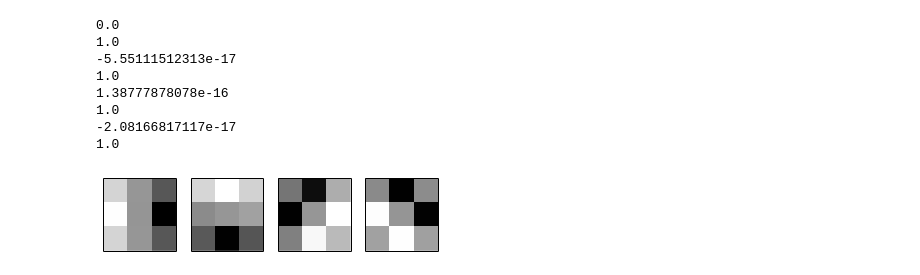
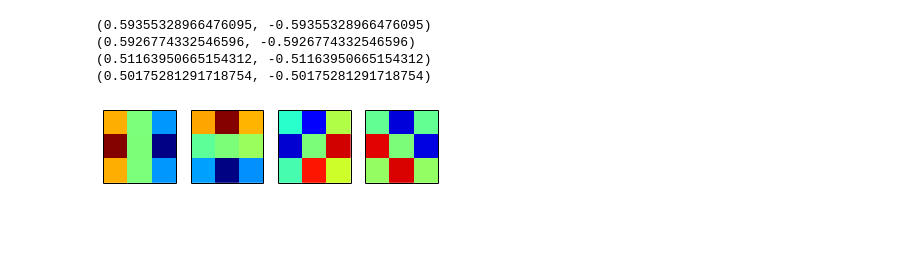
Before and after one commit to rjames91/play_vis, a Jupyter notebook: kernel_generators.ipynb, the cells around one changed output. Cells and saved outputs as stored; diff of their text form; code cells hidden in the pictures; blank space fills up the shorter version.

```diff
--- a/kernel_generators.ipynb
+++ b/kernel_generators.ipynb
@@ -30,27 +32,25 @@ plt.show()
 # %%
+# freq = 4.
 freq = 5.
 pi_divs = 7
 pi_frac = np.pi/float(pi_divs)
 gk = gabgen.multi_gabor(kernel_w, [i*pi_frac for i in range(pi_divs)],
                         std_dev, freq)
 cols = 4
 rows = len(gk)//cols + 1
 plt.figure()
 div = 0
 for k in gk:
-    print(k.sum())
-    print((k**2).sum())
+    print(k.max(), k.min())
+#     print(k.sum())
+#     print((k**2).sum())
     div += 1
     ax = plt.subplot(rows, cols, div)
-    my_imshow(ax, k)#, interpolation='bilinear')
+    my_imshow(ax, k, vmin=-.6, vmax=.6, cmap=None)#, interpolation='bilinear')
 plt.show()
 # %% [output]
-0.0
-1.0
--5.55111512313e-17
-1.0
-1.38777878078e-16
-1.0
--2.08166817117e-17
-1.0
+(0.59355328966476095, -0.59355328966476095)
+(0.5926774332546596, -0.5926774332546596)
+(0.51163950665154312, -0.51163950665154312)
+(0.50175281291718754, -0.50175281291718754)
-[figure, old version]
+[figure, new version]
```
Also changed, not shown: parts of 1 cell of this notebook, 23 other files.
